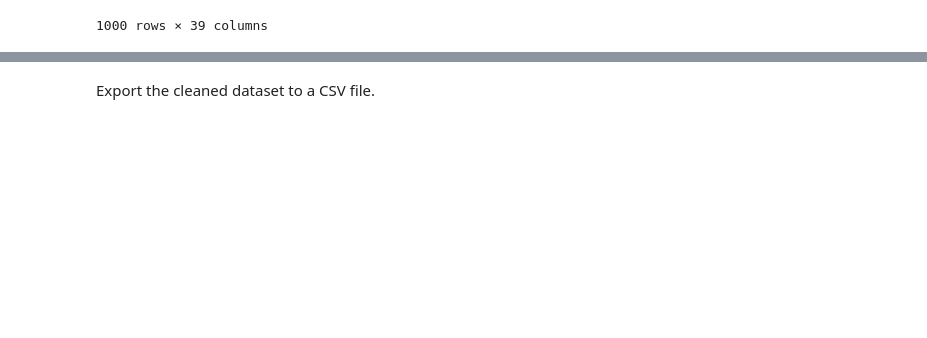
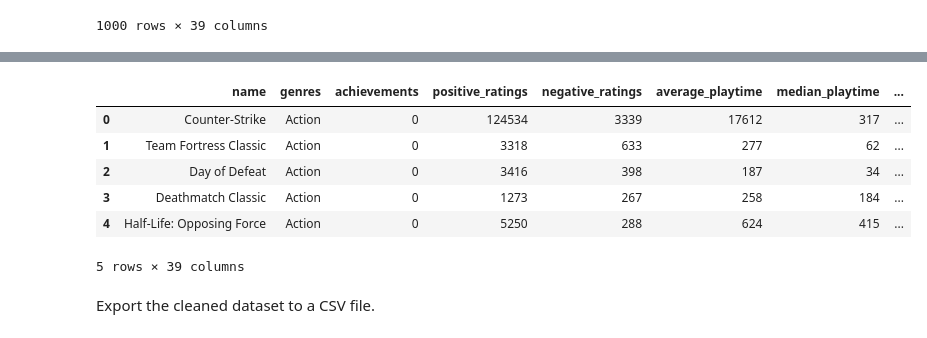
Before and after one commit to Lolfreak/Steam-Games-Analysis, a Jupyter notebook: data-cleaning.ipynb, the cells around one changed output, grey strips where cells are left out. Cells and saved outputs as stored; diff of their text form; code cells hidden in the pictures; blank space fills up the shorter version.

```diff
--- a/data-cleaning.ipynb
+++ b/data-cleaning.ipynb
@@ -133,3 +177,13 @@ cleaned_df.head(n=1000)
+# %%
+cleaned_df.head()
+# %% [output]
+|  | name | genres | achievements | positive_ratings | negative_ratings | average_playtime | median_playtime | ... |
+| 0 | Counter-Strike | Action | 0 | 124534 | 3339 | 17612 | 317 | ... |
+| 1 | Team Fortress Classic | Action | 0 | 3318 | 633 | 277 | 62 | ... |
+| 2 | Day of Defeat | Action | 0 | 3416 | 398 | 187 | 34 | ... |
+| 3 | Deathmatch Classic | Action | 0 | 1273 | 267 | 258 | 184 | ... |
+| 4 | Half-Life: Opposing Force | Action | 0 | 5250 | 288 | 624 | 415 | ... |
+5 rows × 39 columns
 # %% [markdown]
 Export the cleaned dataset to a CSV file.
 # %%
```
Also changed, not shown: parts of 7 cells of this notebook.
